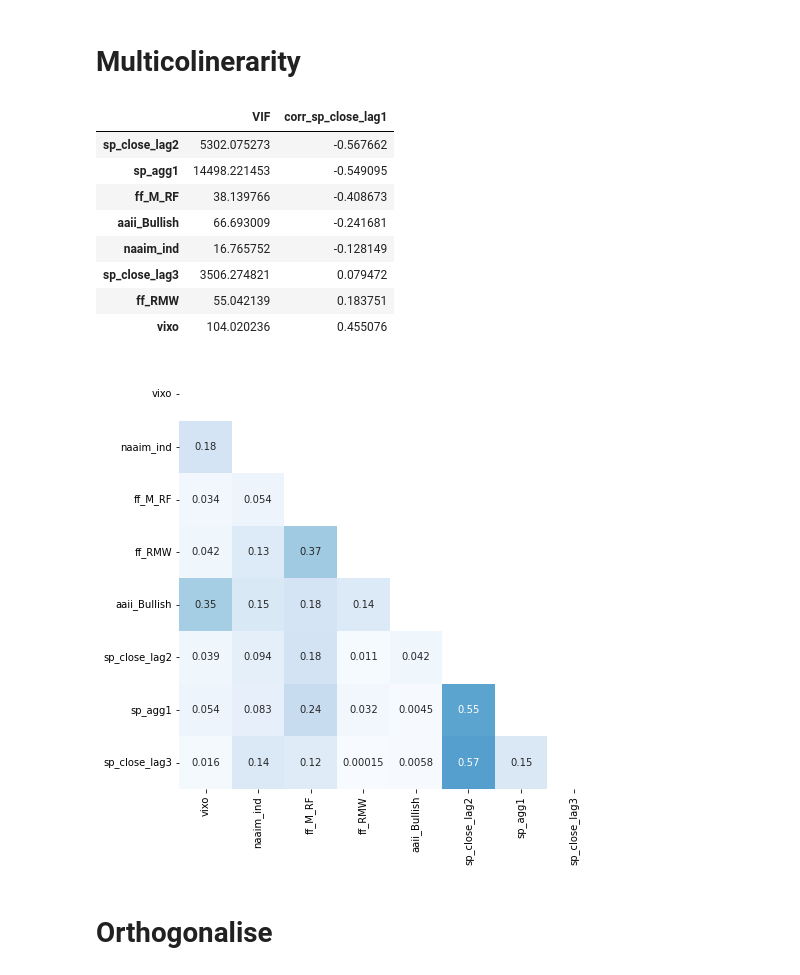
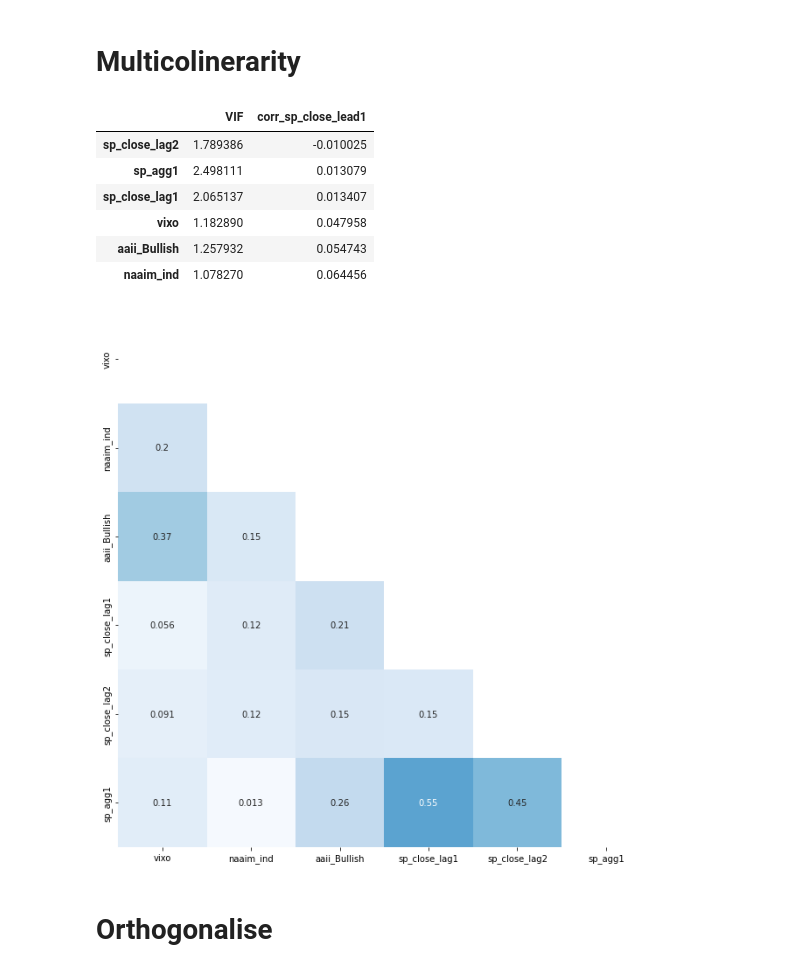
Before and after one commit to lukasgrahl/bachelor, a Jupyter notebook: notebooks/ols_model.ipynb, the cells around one changed output. Saved outputs shown, nothing was run; the diff lists cells and outputs as text; code cells hidden in the pictures.

```diff
--- a/notebooks/ols_model.ipynb
+++ b/notebooks/ols_model.ipynb
@@ -88,0 +120,11 @@ data_dict.update(sp_cols=data_dict["sp_cols"] + ["sp_agg2"])
+# %%
+# test normality & stationarity
+stest = StatsTest(plot=True)
+
+stationarity = stest.df_test_stationarity(x, data_dict["relevant_cols"])
+data_dict.update(stationarity=stationarity)
+
+# normality = stest.df_test_normality(df_w, cols=data_dict["relevant_cols"])
+# data_dict.update(normality=normality)
+
+stationarity
@@ -93,8 +149,8 @@ stest = StatsTest(plot=True)
 stationarity = stest.df_test_stationarity(df_w, data_dict["relevant_cols"])
 data_dict.update(stationarity=stationarity)
 
-normality = stest.df_test_normality(df_w, cols=data_dict["relevant_cols"])
-data_dict.update(normality=normality)
+# normality = stest.df_test_normality(df_w, cols=data_dict["relevant_cols"])
+# data_dict.update(normality=normality)
 
 stationarity
 # %% [output]
@@ -120,19 +176,19 @@ stationarity
 cols = [
     'vixo',
      'naaim_ind',
-     'ff_M_RF',
+     # 'ff_M_RF',
      # 'ff_SMB',
-     'ff_RMW',
+     # 'ff_RMW',
      # 'ff_CMA',
      # 'termspread',
      # 'pc_ratio',
      'aaii_Bullish',
     # 'ff_HML',
+    'sp_close_lag1',
     'sp_close_lag2',
     'sp_agg1',
-    # 'sp_agg2',
     # 'goog_sent',
-    'sp_close_lag3',
+    # 'sp_close_lag3',
     # 'fears35'
 ]
 # %%
@@ -141,6 +197,5 @@ df_ws = df_w[cols + [data_dict["predicted"]]].copy()
 data_dict["lag_correl"] = lag_correl(df_w,
                                      cols,
                                      col_predicted="sp_close_lag1",
-                                     show_fig=False
-                                     )
-# data_dict["lag_correl"]
+                                     show_fig=False)
+data_dict["lag_correl"]
@@ -149,21 +222,19 @@ data_dict["lag_correl"] = lag_correl(df_w,
 # %%
 # only rely on correlation not vif
 corr_heatmap(df_ws,
              cols,
-             size_factor=.9,
+             size_factor=1.5,
              show_fig=True)
 get_variance_inflation_factor(df_ws, cols, col_pred=data_dict["predicted"])
 # %% [output]
-|  | VIF | corr_sp_close_lag1 |
-| sp_close_lag2 | 5302.075273 | -0.567662 |
-| sp_agg1 | 14498.221453 | -0.549095 |
-| ff_M_RF | 38.139766 | -0.408673 |
-| aaii_Bullish | 66.693009 | -0.241681 |
-| naaim_ind | 16.765752 | -0.128149 |
-| sp_close_lag3 | 3506.274821 | 0.079472 |
-| ff_RMW | 55.042139 | 0.183751 |
-| vixo | 104.020236 | 0.455076 |
+|  | VIF | corr_sp_close_lead1 |
+| sp_close_lag2 | 1.789386 | -0.010025 |
+| sp_agg1 | 2.498111 | 0.013079 |
+| sp_close_lag1 | 2.065137 | 0.013407 |
+| vixo | 1.182890 | 0.047958 |
+| aaii_Bullish | 1.257932 | 0.054743 |
+| naaim_ind | 1.078270 | 0.064456 |
-[figure, old version]
+[figure, new version]
 # %% [markdown]
 # Orthogonalise
 # %%
```
Also changed, not shown: parts of 20 cells of this notebook, 1 other file.
